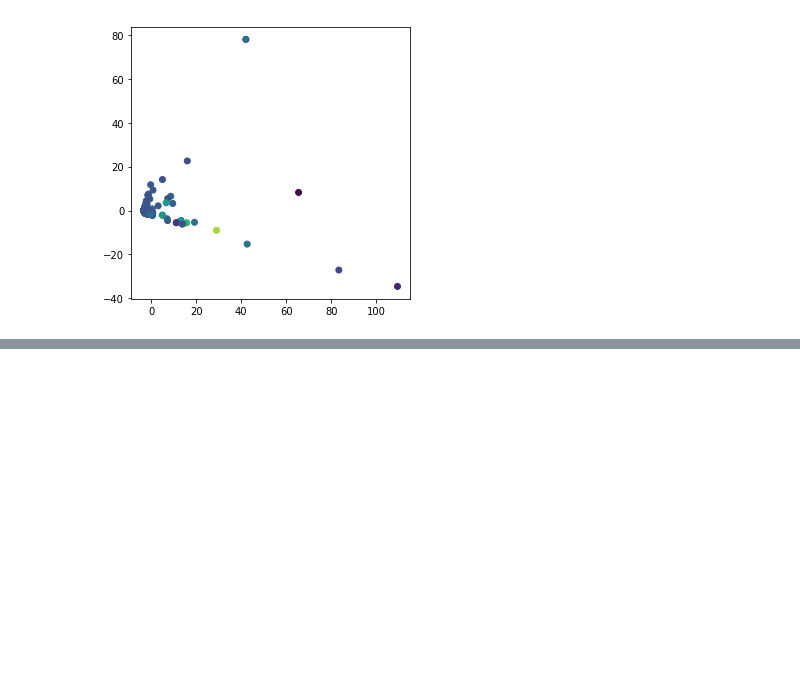
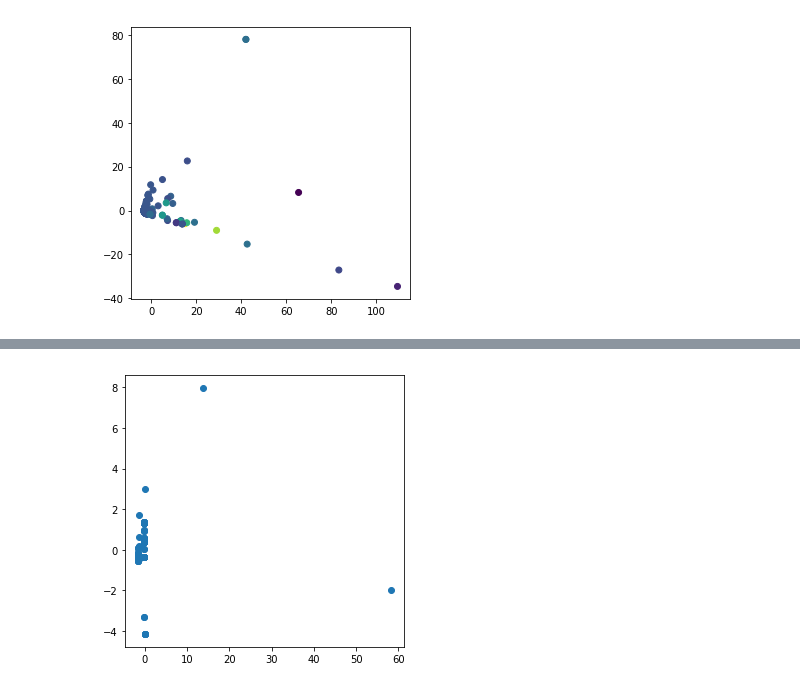
Before and after one commit to dadayadav/Data-visualization, a Jupyter notebook: Untitled.ipynb, the cells around one changed output, grey strips where cells are left out. Drawn from its saved outputs; the diff is of its cells as text; code cells hidden in the pictures; blank space fills up the shorter version.

```diff
--- a/Untitled.ipynb
+++ b/Untitled.ipynb
@@ -390,0 +409,3 @@ useful_data.head()
+# %%
+ohe = OneHotEncoder(categorical_features = [0,1,2])
+y = ohe.fit_transform(y).toarray()
@@ -390,0 +422,28 @@ useful_data.head()
+# %%
+# make burt matrix
+tx = y.transpose()
+mx = np.matrix(tx)
+my = np.matrix(y)
+y = mx * my
+# %%
+# feature scaling
+from sklearn.preprocessing import StandardScaler
+sc = StandardScaler()
+y = sc.fit_transform(y)
+# %%
+pca = PCA(n_components = 2) # first see how many value dominating then assign the component
+y_train = pca.fit_transform(y)
+# %%
+a = []
+b = []
+for i in range(len(y_train)):
+    x,y = y_train[i]
+    a.append(x)
+    b.append(y)
+
+fig = plt.figure(figsize= (5,5))
+ax = fig.add_subplot(111)
+ax.scatter(a, b)
+plt.show()
+# %% [output]
+[figure, added]
```
Also changed, not shown: parts of 4 cells of this notebook.
